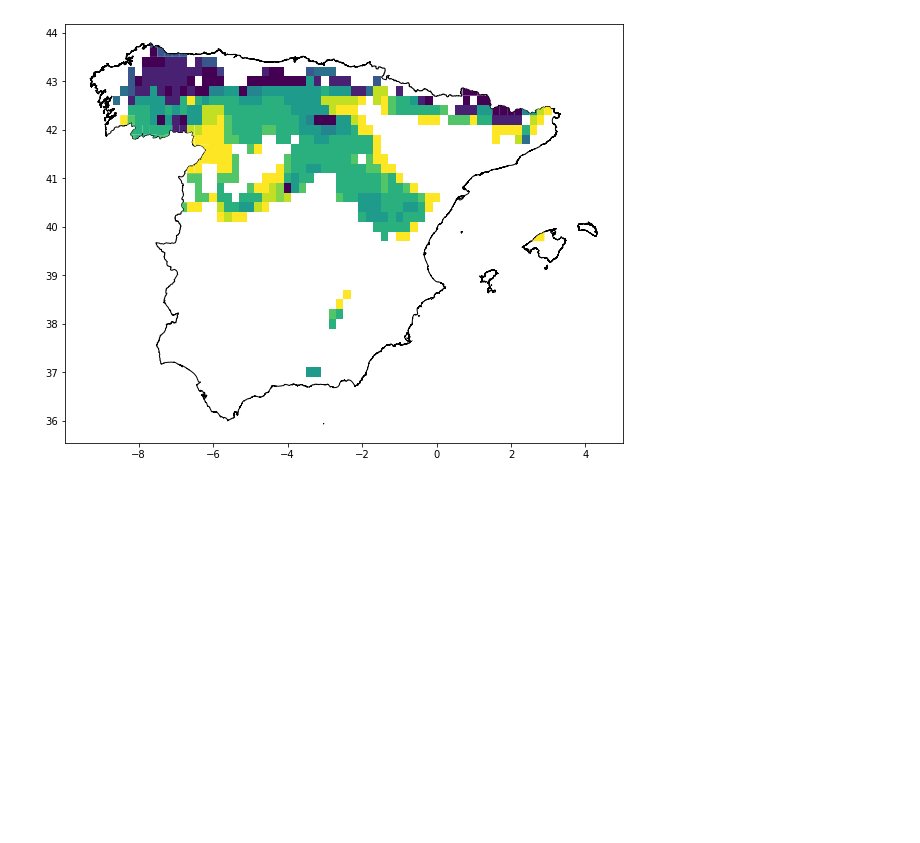
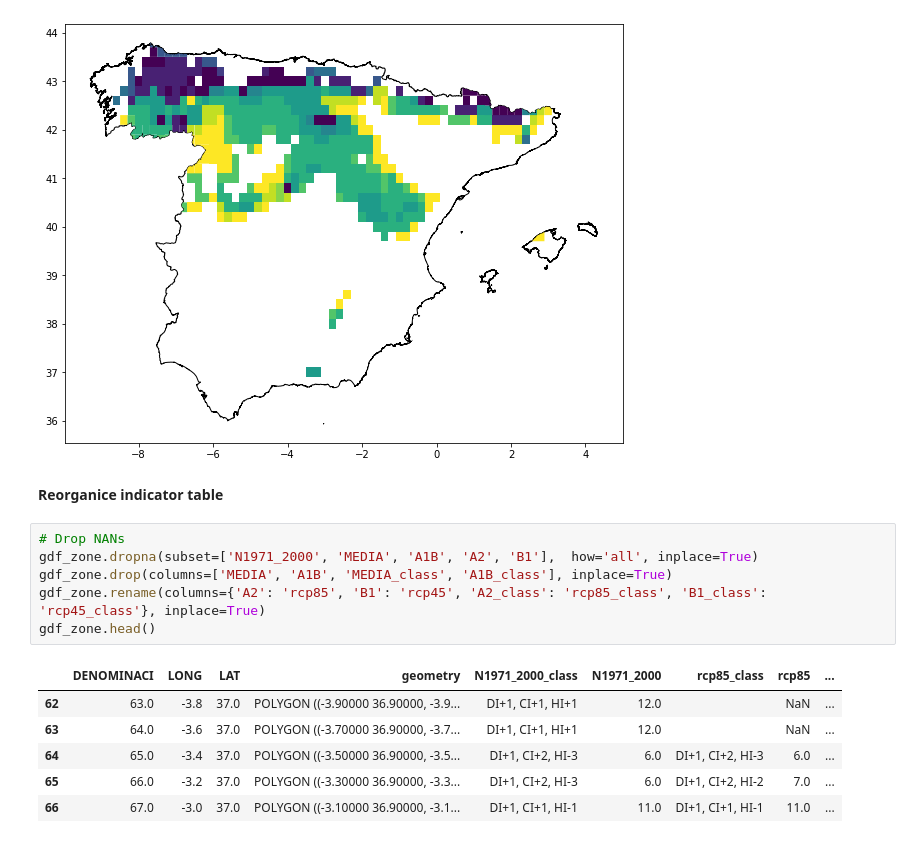
Before and after one commit to Vizzuality/ecf-agricultural-climate-impact, a Jupyter notebook: data/notebooks/Lab/08_Datos_Viñedo.ipynb, the cells around one changed output. Drawn from its saved outputs; the diff is of its cells as text; blank space fills up the shorter version.

```diff
--- a/data/notebooks/Lab/08_Datos_Viñedo.ipynb
+++ b/data/notebooks/Lab/08_Datos_Viñedo.ipynb
@@ -496,3 +508,18 @@ gdf_zone.plot(ax=ax, column='MEDIA')
 # %% [output]
 <AxesSubplot:>
 [figure]
+# %% [markdown]
+**Reorganice indicator table**
+# %%
+# Drop NANs
+gdf_zone.dropna(subset=['N1971_2000', 'MEDIA', 'A1B', 'A2', 'B1'],  how='all', inplace=True)
+gdf_zone.drop(columns=['MEDIA', 'A1B', 'MEDIA_class', 'A1B_class'], inplace=True)
+gdf_zone.rename(columns={'A2': 'rcp85', 'B1': 'rcp45', 'A2_class': 'rcp85_class', 'B1_class': 'rcp45_class'}, inplace=True)
+gdf_zone.head()
+# %% [output]
+|  | DENOMINACI | LONG | LAT | geometry | N1971_2000_class | N1971_2000 | rcp85_class | rcp85 | ... |
+| 62 | 63.0 | -3.8 | 37.0 | POLYGON ((-3.90000 36.90000, -3.9... | DI+1, CI+1, HI+1 | 12.0 |  | NaN | ... |
+| 63 | 64.0 | -3.6 | 37.0 | POLYGON ((-3.70000 36.90000, -3.7... | DI+1, CI+1, HI+1 | 12.0 |  | NaN | ... |
+| 64 | 65.0 | -3.4 | 37.0 | POLYGON ((-3.50000 36.90000, -3.5... | DI+1, CI+2, HI-3 | 6.0 | DI+1, CI+2, HI-3 | 6.0 | ... |
+| 65 | 66.0 | -3.2 | 37.0 | POLYGON ((-3.30000 36.90000, -3.3... | DI+1, CI+2, HI-3 | 6.0 | DI+1, CI+2, HI-2 | 7.0 | ... |
+| 66 | 67.0 | -3.0 | 37.0 | POLYGON ((-3.10000 36.90000, -3.1... | DI+1, CI+1, HI-1 | 11.0 | DI+1, CI+1, HI-1 | 11.0 | ... |
```
Also changed, not shown: parts of 13 cells of this notebook.
